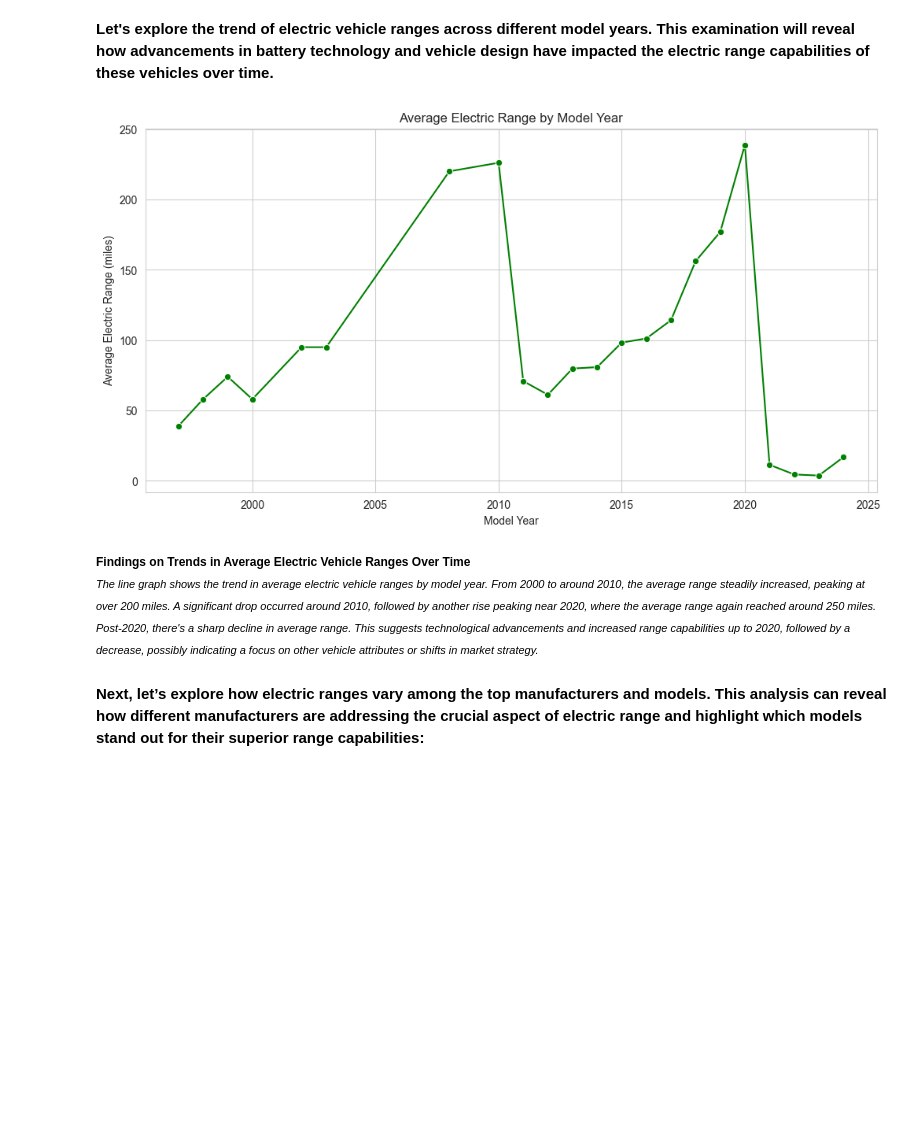
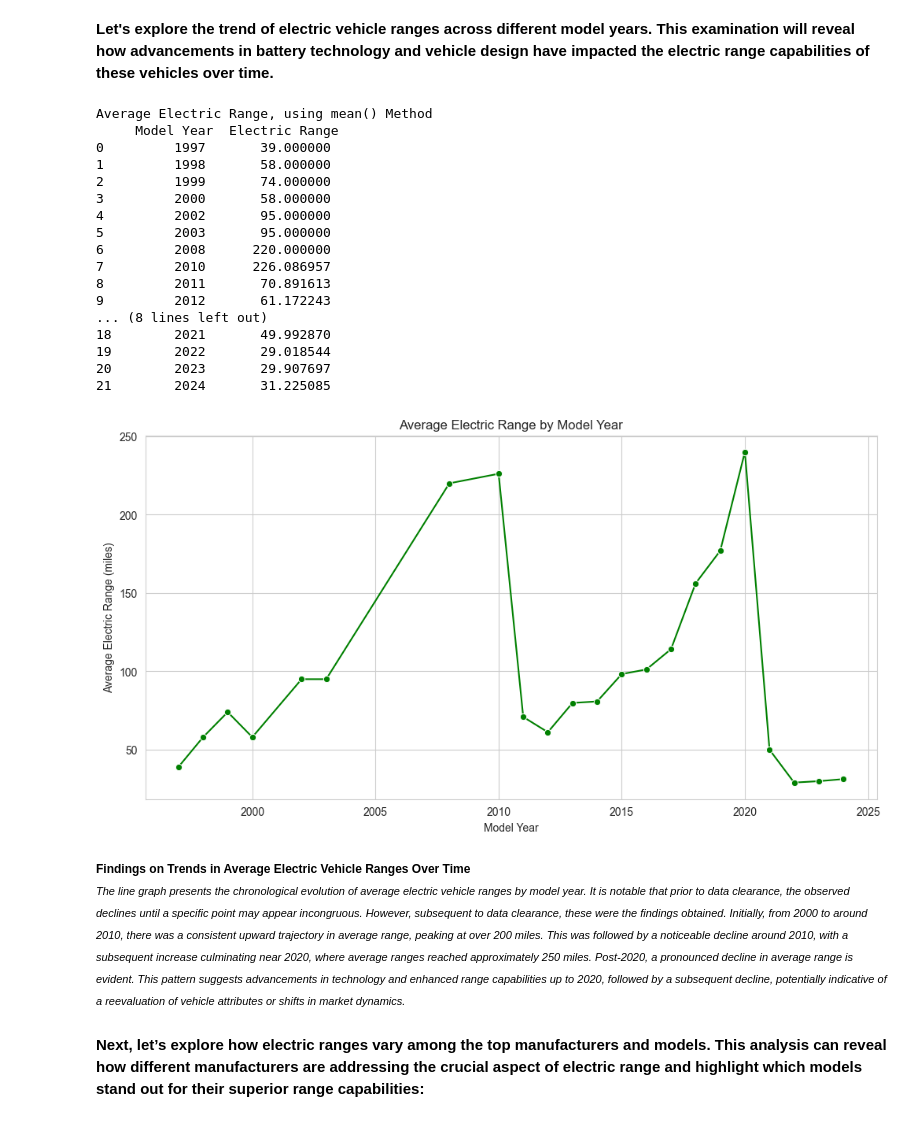
Before and after one commit to errosal/Electric-Vehicles-Market-Size-Analysis, a Jupyter notebook: EV-Market.ipynb, the cells around one changed output. Saved outputs shown, nothing was run; the diff lists cells and outputs as text; code cells hidden in the pictures; blank space fills up the shorter version.

Commit message:
Exclude records where 'Electric Range' is zero to calculate a more accurate average

```diff
--- a/EV-Market.ipynb
+++ b/EV-Market.ipynb
@@ -379,27 +379,46 @@ The histogram illustrates the distribution of electric vehicle ranges, with the
 # %%
 # Calculating the average electric range by model year
 
 # Group the electric vehicle data by 'Model Year' and calculate the mean electric range for each year
-average_range_by_year = ev_data.groupby('Model Year')['Electric Range'].mean().reset_index()
+# Exclude records where 'Electric Range' is zero to calculate a more accurate average
+average_range_by_year = ev_data[ev_data['Electric Range'] != 0].groupby('Model Year')['Electric Range'].mean().reset_index()
+print("Average Electric Range, using mean() Method\n", average_range_by_year)
 
 # Create a new figure for the plot with a specified size
 plt.figure(figsize=(12, 6))
 
 # Plot a line graph showing the average electric range by model year
 sns.lineplot(x='Model Year', y='Electric Range', data=average_range_by_year, marker='o', color='green')
 
 # Set the title and labels for the plot
 plt.title('Average Electric Range by Model Year')
 plt.xlabel('Model Year')
 plt.ylabel('Average Electric Range (miles)')
 
 # Enable grid lines on the plot
 plt.grid(True)
 
 # Display the plot
 plt.show()
 # %% [output]
+Average Electric Range, using mean() Method
+     Model Year  Electric Range
+0         1997       39.000000
+1         1998       58.000000
+2         1999       74.000000
+3         2000       58.000000
+4         2002       95.000000
+5         2003       95.000000
+6         2008      220.000000
+7         2010      226.086957
+8         2011       70.891613
+9         2012       61.172243
+... (8 lines left out)
+18        2021       49.992870
+19        2022       29.018544
+20        2023       29.907697
+21        2024       31.225085
-[figure, old version]
+[figure, new version]
 # %% [markdown]
 <div style="font-size:12px;">
 <strong>
@@ -409,7 +428,7 @@ Findings on Trends in Average Electric Vehicle Ranges Over Time
 </div>
 <div style="font-size:11px;">
 <em>
-The line graph shows the trend in average electric vehicle ranges by model year. From 2000 to around 2010, the average range steadily increased, peaking at over 200 miles. A significant drop occurred around 2010, followed by another rise peaking near 2020, where the average range again reached around 250 miles. Post-2020, there's a sharp decline in average range. This suggests technological advancements and increased range capabilities up to 2020, followed by a decrease, possibly indicating a focus on other vehicle attributes or shifts in market strategy.
+The line graph presents the chronological evolution of average electric vehicle ranges by model year. It is notable that prior to data clearance, the observed declines until a specific point may appear incongruous. However, subsequent to data clearance, these were the findings obtained. Initially, from 2000 to around 2010, there was a consistent upward trajectory in average range, peaking at over 200 miles. This was followed by a noticeable decline around 2010, with a subsequent increase culminating near 2020, where average ranges reached approximately 250 miles. Post-2020, a pronounced decline in average range is evident. This pattern suggests advancements in technology and enhanced range capabilities up to 2020, followed by a subsequent decline, potentially indicative of a reevaluation of vehicle attributes or shifts in market dynamics.
 </em>
 </div>
 # %% [markdown]
```
Also changed, not shown: parts of 1 cell of this notebook.
